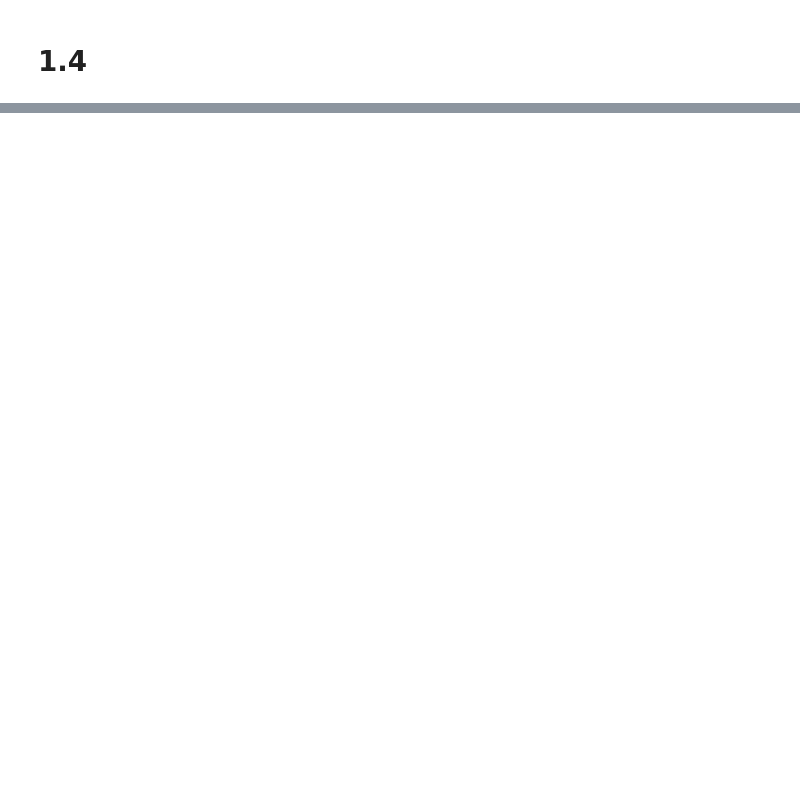
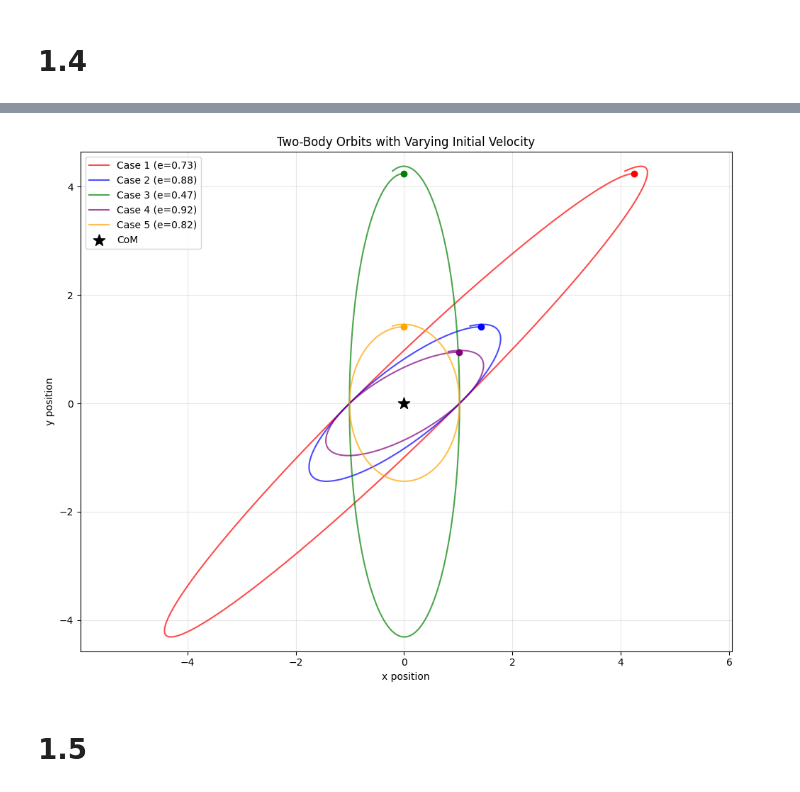
Before and after one commit to FinnZeumer/Introduction-to-Computational-Physics, a Jupyter notebook: Homework_8.ipynb, the cells around one changed output, grey strips where cells are left out. Drawn from its saved outputs; the diff is of its cells as text; code cells hidden in the pictures; blank space fills up the shorter version.

```diff
--- a/Homework_8.ipynb
+++ b/Homework_8.ipynb
@@ -326,0 +527,36 @@ ValueError: At least one array has zero dimension
+# %%
+fig, ax = plt.subplots(figsize=(10, 8))
+colors = ['red', 'blue', 'green', 'purple', 'orange']
+labels = ['Hyperbolic', 'Elliptical', 'Elliptical', 'Near-circular', 'Circular']
+
+for i, v_init in enumerate(velocit_vari):
+    result = eulerSolving_twoBodyTwoD(w_0=v_init, total_time=6.5)
+
+    x_pos = result[:, 0]
+    y_pos = result[:, 1]
+
+    # Calculate eccentricity for labeling
+    initial_velo = np.array([result[0, 2], result[0, 3], 0], float)
+    _, eccent = LaplaceRungeLenz(v=initial_velo, r=np.array([x_pos[0], y_pos[0], 0]))
+
+    label_str = f'Case {i+1} (e={eccent:.2f})'
+    ax.plot(x_pos, y_pos, color=colors[i], linewidth=1.5, alpha=0.7, label=label_str)
+
+    # Mark starting point
+    ax.plot(x_pos[0], y_pos[0], 'o', color=colors[i], markersize=6)
+
+# Center of mass
+ax.scatter([0], [0], color='black', s=150, marker='*', zorder=5, label='CoM')
+
+ax.set_xlabel('x position')
+ax.set_ylabel('y position')
+ax.set_title('Two-Body Orbits with Varying Initial Velocity')
+ax.axis('equal')
+ax.grid(True, alpha=0.3)
+ax.legend(loc='best')
+plt.tight_layout()
+plt.show()
+# %% [output]
+[figure, added]
+# %% [markdown]
+# 1.5
```
Also changed, not shown: parts of 10 cells of this notebook, 1 other file.
